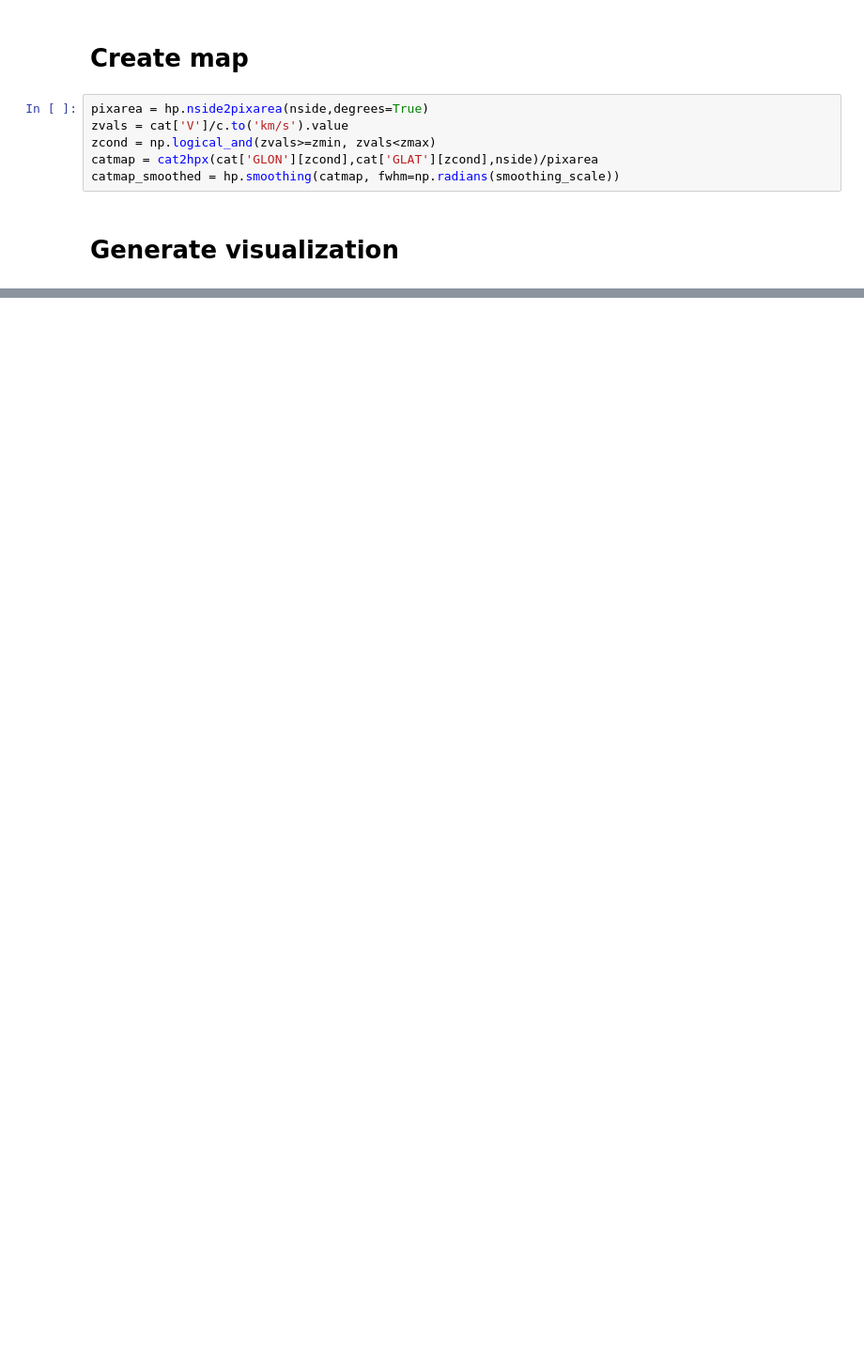
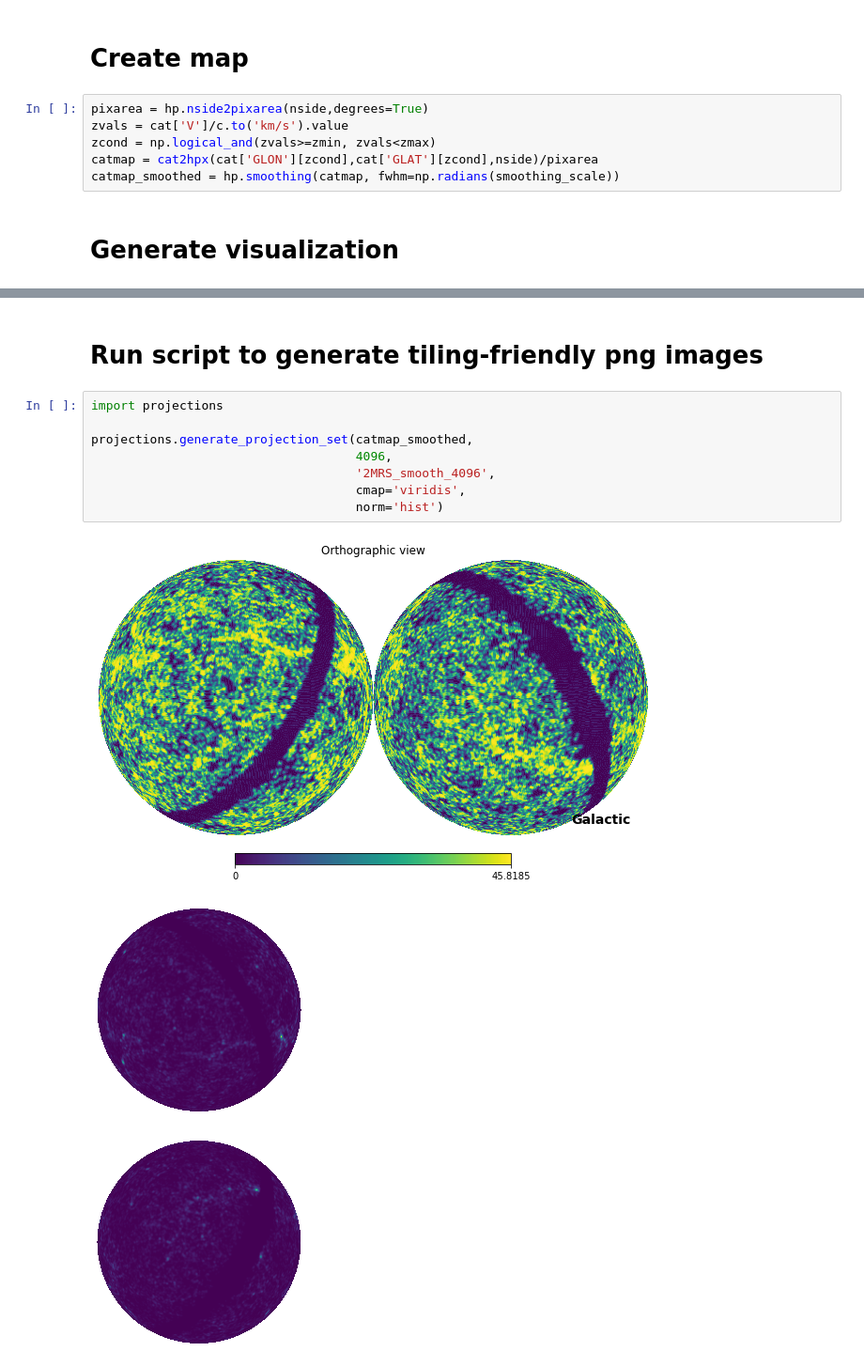
Before and after one commit to jfreudenburg/surp-skyviz, a Jupyter notebook: 2MASS_map.ipynb, the cells around one changed output, grey strips where cells are left out. Shown at 94% size. Drawn from its saved outputs; the diff is of its cells as text; blank space fills up the shorter version.

Commit message:
expanded mapping notebook and added script to generate tiling-friendly projections

```diff
--- a/2MASS_map.ipynb
+++ b/2MASS_map.ipynb
@@ -118,0 +202,14 @@ _=plt.hist(cat['V']/c.to('km/s').value,50)
+# %% [markdown]
+# Run script to generate tiling-friendly png images
+# %%
+import projections
+
+projections.generate_projection_set(catmap_smoothed,
+                                    4096,
+                                    '2MRS_smooth_4096',
+                                    cmap='viridis',
+                                    norm='hist')
+# %% [output]
+[figure, added]
+[figure, added]
+[figure, added]
```
Also changed, not shown: parts of 15 cells of this notebook, 23 other files.
